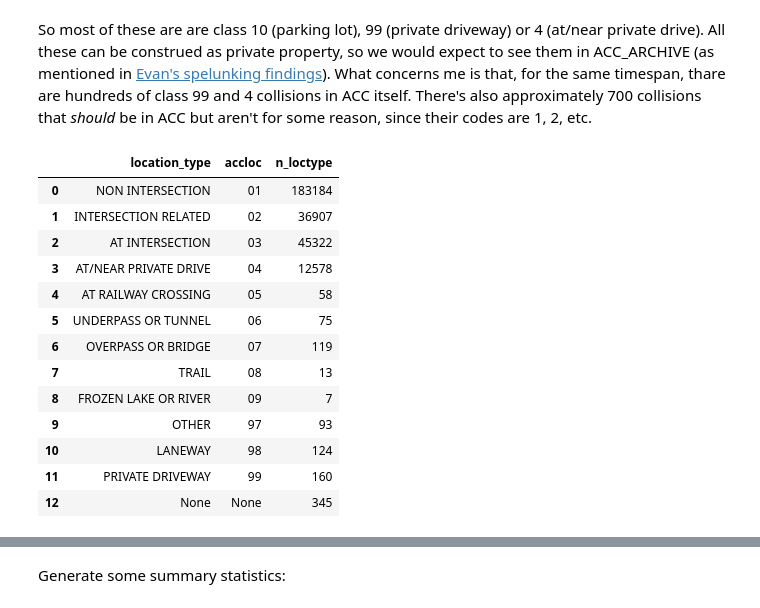
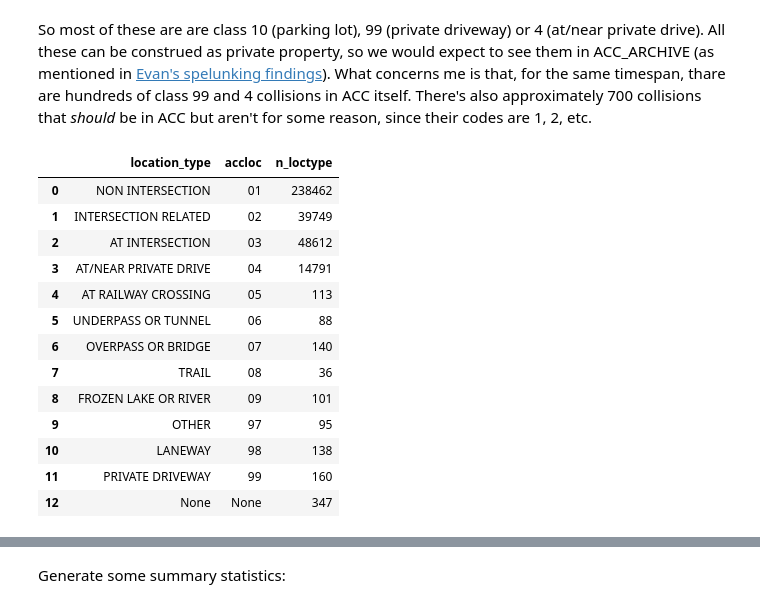
Before and after one commit to CityofToronto/bdit_data-sources, a Jupyter notebook: collisions/notebooks/20210422_mva_check.ipynb, the cells around one changed output, grey strips where cells are left out. Cells and saved outputs as stored; diff of their text form; code cells hidden in the pictures.

```diff
--- a/collisions/notebooks/20210422_mva_check.ipynb
+++ b/collisions/notebooks/20210422_mva_check.ipynb
@@ -354,35 +351,35 @@ So most of these are are class 10 (parking lot), 99 (private driveway) or 4 (at/
 # %%
 sql_query = """WITH step_1 AS (
 	SELECT location_type,
 	       COUNT(*) n_loctype
 	FROM collisions.events
-	WHERE accdate BETWEEN '2014-01-01' AND '2018-12-31'
+	WHERE accdate BETWEEN '2014-01-01' AND '2019-12-31'
 	GROUP BY location_type
 )
 SELECT a.location_type,
        b.accloc,
        a.n_loctype
 FROM step_1 a
 LEFT JOIN collision_factors.accloc b ON a.location_type = UPPER(b.description);"""
 
 with psycopg2.connect(**postgres_settings) as db_con:
     df_accloc = pd.read_sql(sql_query, db_con)
 df_accloc
 # %% [output]
 |  | location_type | accloc | n_loctype |
-| 0 | NON INTERSECTION | 01 | 183184 |
-| 1 | INTERSECTION RELATED | 02 | 36907 |
-| 2 | AT INTERSECTION | 03 | 45322 |
-| 3 | AT/NEAR PRIVATE DRIVE | 04 | 12578 |
-| 4 | AT RAILWAY CROSSING | 05 | 58 |
-| 5 | UNDERPASS OR TUNNEL | 06 | 75 |
-| 6 | OVERPASS OR BRIDGE | 07 | 119 |
-| 7 | TRAIL | 08 | 13 |
-| 8 | FROZEN LAKE OR RIVER | 09 | 7 |
-| 9 | OTHER | 97 | 93 |
-| 10 | LANEWAY | 98 | 124 |
+| 0 | NON INTERSECTION | 01 | 238462 |
+| 1 | INTERSECTION RELATED | 02 | 39749 |
+| 2 | AT INTERSECTION | 03 | 48612 |
+| 3 | AT/NEAR PRIVATE DRIVE | 04 | 14791 |
+| 4 | AT RAILWAY CROSSING | 05 | 113 |
+| 5 | UNDERPASS OR TUNNEL | 06 | 88 |
+| 6 | OVERPASS OR BRIDGE | 07 | 140 |
+| 7 | TRAIL | 08 | 36 |
+| 8 | FROZEN LAKE OR RIVER | 09 | 101 |
+| 9 | OTHER | 97 | 95 |
+| 10 | LANEWAY | 98 | 138 |
 | 11 | PRIVATE DRIVEWAY | 99 | 160 |
-| 12 | None | None | 345 |
+| 12 | None | None | 347 |
 # %%
 coln_missing_acc = pd.concat([coln_missing_acc, cma_xmlinfo], axis=1)
 # %%
```
Also changed, not shown: parts of 22 cells of this notebook.
